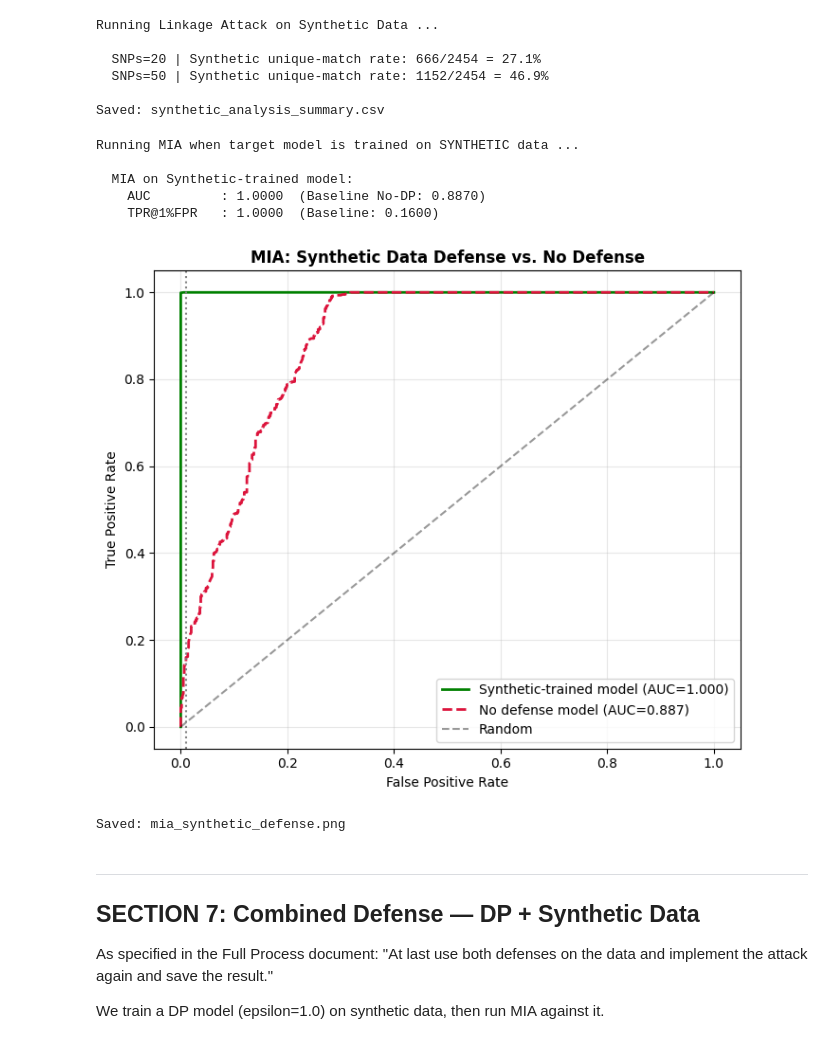
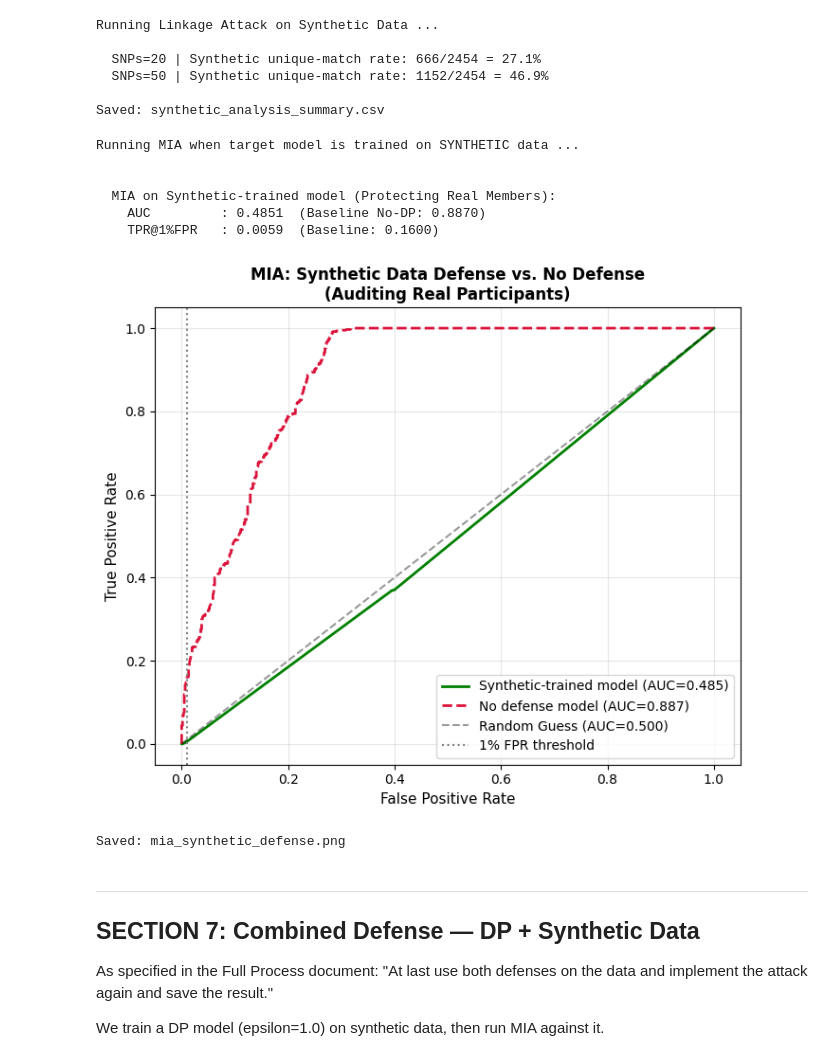
Before and after one commit to adnan-borshon/Genome-Privacy-Attack-Simulation, a Jupyter notebook: genome-privacy-v2-team-doomsday.ipynb, the cells around one changed output. Saved outputs shown, nothing was run; the diff lists cells and outputs as text; code cells hidden in the pictures.

Commit message:
Kaggle Notebook | Genome Privacy Attack simulation | Bug fixes

```diff
--- a/genome-privacy-v2-team-doomsday.ipynb
+++ b/genome-privacy-v2-team-doomsday.ipynb
@@ -1040,25 +1087,21 @@ Running Linkage Attack on Synthetic Data ...
 
 Saved: synthetic_analysis_summary.csv
 # %%
+# ==============================================================================
+# CELL 30: REVISED MIA EVALUATION ON SYNTHETIC-TRAINED MODEL
+# ==============================================================================
 # Analysis 4: MIA on model trained on Synthetic Data
-print("Running MIA when target model is trained on SYNTHETIC data ...")
+# True Privacy Question: Does training on synthetic data protect the REAL human participants?
+print("Running MIA when target model is trained on SYNTHETIC data ...\n")
 
-# Robust dp_attack_features that handles both string and numeric labels automatically
 def dp_attack_features(model, X_data, y_data):
-    proba_raw = model.predict_proba(X_data)
-    n_classes = len(le.classes_)
-    if proba_raw.shape[1] < n_classes and hasattr(model, 'classes_'):
-        proba = np.zeros((len(X_data), n_classes))
-        for idx, cls in enumerate(model.classes_):
-            cls_idx = cls if isinstance(cls, (int, np.integer)) else list(le.classes_).index(cls)
-            if cls_idx < n_classes:
-                proba[:, cls_idx] = proba_raw[:, idx]
-    else:
-        proba = proba_raw
-
-    eps_ = 1e-12
-    if len(y_data) > 0 and isinstance(y_data[0], (str, np.str_)):
-        y_numeric = le.transform(y_data)
+    proba = model.predict_proba(X_data)
+    eps_  = 1e-12
+    if hasattr(y_data, 'iloc') or isinstance(y_data, (list, np.ndarray)):
+        if len(y_data) > 0 and isinstance(y_data[0], str):
+            y_numeric = le.transform(y_data)
+        else:
+            y_numeric = np.array(y_data, dtype=int)
     else:
         y_numeric = np.array(y_data, dtype=int)
     y_idx    = np.clip(y_numeric, 0, proba.shape[1] - 1)
@@ -1085,52 +1128,57 @@ else:
 
     syn_in_X, syn_in_y = synth_snp_matrix[:half], synth_pop_enc[:half]
 
-    # Train target on synthetic data
+    # Train target model strictly on synthetic data
     target_syn = make_target_model(42).fit(syn_in_X, syn_in_y)
 
-    # Attack: in = synthetic training records, out = real people the model never saw
-    t_out_y_enc = le.transform(g["t_out"][1])
-    F_syn_in  = dp_attack_features(target_syn, syn_in_X.astype(float), syn_in_y)
-    F_syn_out = dp_attack_features(target_syn, g["t_out"][0], t_out_y_enc)
-    F_syn     = np.vstack([F_syn_in, F_syn_out])
-    lab_syn   = np.concatenate([np.ones(len(F_syn_in)), np.zeros(len(F_syn_out))])
+    # TRUE PRIVACY TEST:
+    # Query real participants: Members (t_in) vs. Non-members (t_out)
+    t_in_y_enc  = le.transform(g["t_in"][1])  if isinstance(g["t_in"][1][0], str)  else g["t_in"][1]
+    t_out_y_enc = le.transform(g["t_out"][1]) if isinstance(g["t_out"][1][0], str) else g["t_out"][1]
 
+    F_real_in  = dp_attack_features(target_syn, g["t_in"][0],  t_in_y_enc)
+    F_real_out = dp_attack_features(target_syn, g["t_out"][0], t_out_y_enc)
+    F_syn      = np.vstack([F_real_in, F_real_out])
+    lab_syn    = np.concatenate([np.ones(len(F_real_in)), np.zeros(len(F_real_out))])
+
+    # Attack prediction using the trained shadow attack model
     score_syn = attack_model_learned.predict_proba(F_syn)[:, 1]
     auc_syn   = roc_auc_score(lab_syn, score_syn)
     fpr_syn, tpr_syn, _ = roc_curve(lab_syn, score_syn)
     tpr1_syn  = float(np.interp(0.01, fpr_syn, tpr_syn))
 
-    print(f"\n  MIA on Synthetic-trained model:")
+    print(f"\n  MIA on Synthetic-trained model (Protecting Real Members):")
     print(f"    AUC         : {auc_syn:.4f}  (Baseline No-DP: {mia_baseline['auc_learned']:.4f})")
     print(f"    TPR@1%FPR   : {tpr1_syn:.4f}  (Baseline: {mia_baseline['tpr1pct_learned']:.4f})")
 
     # Plot
     fig, ax = plt.subplots(figsize=(7, 6))
     ax.plot(fpr_syn, tpr_syn, color='green', linewidth=2,
             label=f"Synthetic-trained model (AUC={auc_syn:.3f})")
     ax.plot(fpr_l, tpr_l, color='crimson', linewidth=2, linestyle='--',
             label=f"No defense model (AUC={metrics_learned['auc']:.3f})")
-    ax.plot([0,1],[0,1], 'k--', alpha=0.4, label="Random")
-    ax.axvline(x=0.01, color='gray', linestyle=':')
-    ax.set_xlabel("False Positive Rate")
-    ax.set_ylabel("True Positive Rate")
-    ax.set_title("MIA: Synthetic Data Defense vs. No Defense", fontweight='bold')
+    ax.plot([0,1],[0,1], 'k--', alpha=0.4, label="Random Guess (AUC=0.500)")
+    ax.axvline(x=0.01, color='gray', linestyle=':', label="1% FPR threshold")
+    ax.set_xlabel("False Positive Rate", fontsize=11)
+    ax.set_ylabel("True Positive Rate", fontsize=11)
+    ax.set_title("MIA: Synthetic Data Defense vs. No Defense\n(Auditing Real Participants)", fontweight='bold')
     ax.legend(loc='lower right')
     ax.grid(True, alpha=0.3)
     plt.tight_layout()
     plt.savefig(f"{OUT_DIR}/mia_synthetic_defense.png", dpi=150, bbox_inches='tight')
     plt.show()
     print("Saved: mia_synthetic_defense.png")
 
     pd.DataFrame([{'auc_syn': auc_syn, 'tpr1pct_syn': tpr1_syn}]).to_csv(
         f"{OUT_DIR}/mia_synthetic_results.csv", index=False)
 # %% [output]
 Running MIA when target model is trained on SYNTHETIC data ...
 
-  MIA on Synthetic-trained model:
-    AUC         : 1.0000  (Baseline No-DP: 0.8870)
-    TPR@1%FPR   : 1.0000  (Baseline: 0.1600)
+
+  MIA on Synthetic-trained model (Protecting Real Members):
+    AUC         : 0.4851  (Baseline No-DP: 0.8870)
+    TPR@1%FPR   : 0.0059  (Baseline: 0.1600)
-[figure, old version]
+[figure, new version]
 Saved: mia_synthetic_defense.png
 # %% [markdown]
 ---
```
Also changed, not shown: parts of 7 cells of this notebook.
